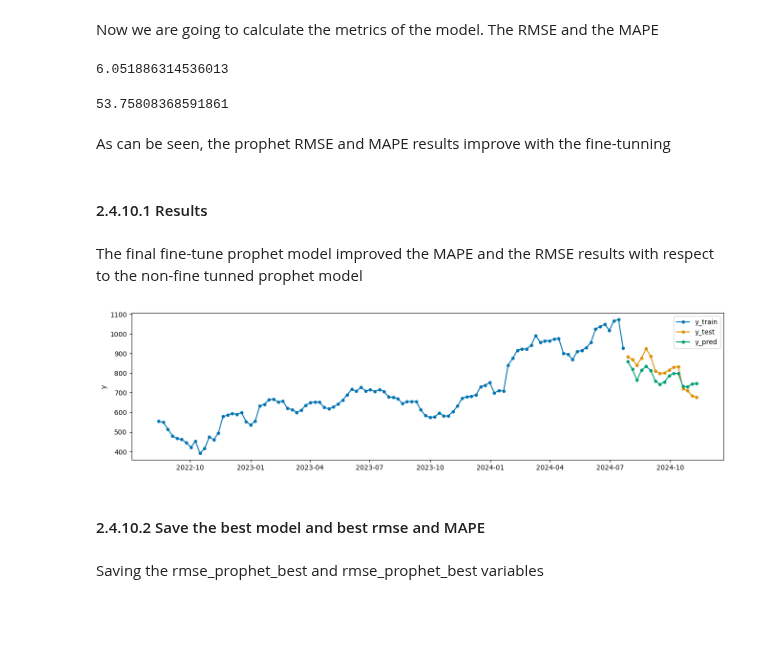
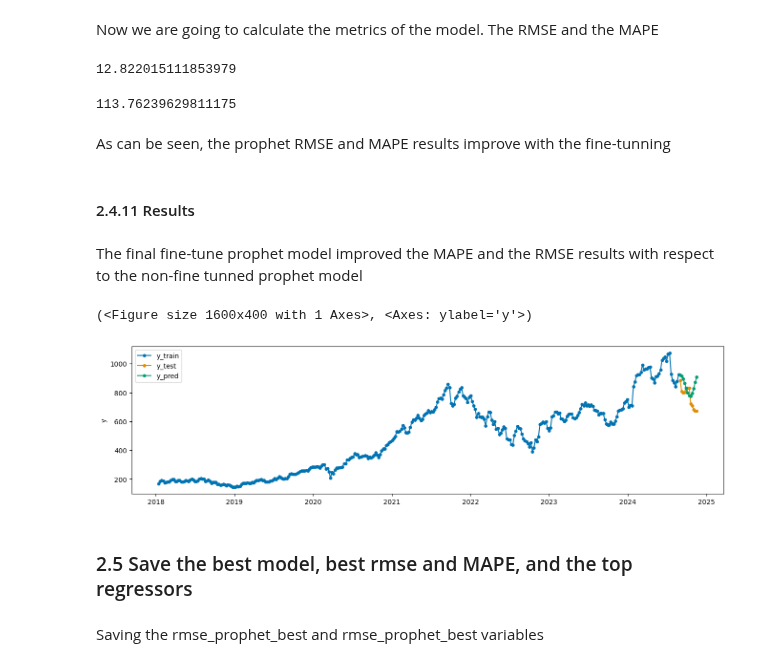
Before and after one commit to mbarriola96/stock_prices_forecasting, a Jupyter notebook: 05_modelling.ipynb, the cells around one changed output. Saved outputs shown, nothing was run; the diff lists cells and outputs as text; code cells hidden in the pictures; blank space fills up the shorter version.

```diff
--- a/05_modelling.ipynb
+++ b/05_modelling.ipynb
@@ -547,5 +547,7 @@ Close_Tokyo_Electron_Limited
 Let's keep these top 5 regressors in the train_data_prophet and test_data_prophet
 # %%
 train_data_prophet = train_data_prophet[['y'] + new_regressors_list]
+train_data_prophet = train_data_prophet.reset_index(names="ds")
+
 train_data_prophet
 # %% [output]
@@ -566,4 +567,6 @@ train_data_prophet
 # %%
 test_data_prophet = test_data_prophet[['y'] + new_regressors_list]
+test_data_prophet = test_data_prophet.reset_index(names="ds")
+
 test_data_prophet
 # %% [output]
@@ -603,14 +606,6 @@ param_grid = {
 
 # Create a parameter grid generator
 grid = ParameterGrid(param_grid)
-
-# # Prepare the data
-# train_data_prophet = train_data.reset_index(names="ds").rename(columns={'Close_ASML': 'y'})
-# test_data_prophet = test_data.reset_index(names="ds").rename(columns={'Close_ASML': 'y'})
-
-# # Ensure 'ds' is the index for train and test datasets
-# train_data_prophet = train_data_prophet.set_index('ds')
-# test_data_prophet = test_data_prophet.set_index('ds')
 
 # Initialize variables to track the best parameters
 best_mape = float('inf')
@@ -636,7 +631,7 @@ for params in grid:
             prophet_model.add_regressor(regressor)
 
         # Fit the model
-        prophet_model.fit(train_data_prophet.reset_index())
+        prophet_model.fit(train_data_prophet)
 
         # Generate predictions
         future = test_data_prophet.reset_index()[[column for column in test_data_prophet.reset_index() if column != 'y']]
@@ -645,6 +640,7 @@ for params in grid:
 
         # Calculate MAPE and RMSE
         actuals = test_data_prophet['y']
+        actuals.index = test_data_prophet['ds']
         predictions = forecast['Close']
         common_index = actuals.index.intersection(predictions.index)
         mape = mean_absolute_percentage_error(actuals.loc[common_index], predictions.loc[common_index]) * 100
@@ -671,13 +667,18 @@ print(f"Best parameters for ASML: {best_params}")
 print(f"MAPE: {best_mape:.2f}")
 print(f"RMSE: {best_rmse:.2f}")
 
+# Ensure 'ds' is the index for train and test datasets
+train_data_prophet_plot = train_data_prophet.set_index('ds')
+test_data_prophet_plot = test_data_prophet.set_index('ds')
+
 # Plot the forecast results for ASML
 plot_series(
-    train_data_prophet['y'][-500:],  # Last 500 points of training data
-    test_data_prophet['y'],
+    train_data_prophet_plot['y'][-500:],  # Last 500 points of training data
+    test_data_prophet_plot['y'],
     best_forecast['Close'],
     labels=["y_train", "y_test", "y_pred"]
 )
+
 plt.title("Forecasting for ASML")
 plt.show()
 # %% [output]
@@ -903,28 +816,34 @@ plot_series(train_data_prophet['y'][500:], test_data_prophet['y'], forecast_best
 # %% [markdown]
 Now we are going to calculate the metrics of the model. The RMSE and the MAPE
 # %%
-mape_prophet_best = mean_absolute_percentage_error(test_data_prophet['y'], forecast_best) * 100
+mape_prophet_best = mean_absolute_percentage_error(test_data_prophet['y'], forecast_filtered) * 100
 
 mape_prophet_best
 # %% [output]
-6.051886314536013
+12.822015111853979
 # %%
-rmse_prophet_best = root_mean_squared_error(test_data_prophet['y'], forecast_best)
+rmse_prophet_best = root_mean_squared_error(test_data_prophet['y'], forecast_filtered)
 rmse_prophet_best
 # %% [output]
-53.75808368591861
+113.76239629811175
 # %% [markdown]
 As can be seen, the prophet RMSE and MAPE results improve with the fine-tunning
 # %% [markdown]
-#### 2.4.10.1 Results
+#### 2.4.11 Results
 # %% [markdown]
 The final fine-tune prophet model improved the MAPE and the RMSE results with respect to the non-fine tunned prophet model
 # %%
-plot_series(train_data_prophet['y'][500:], test_data_prophet['y'], forecast_best, labels=["y_train", "y_test", "y_pred"]);
+plot_series(
+    train_data_prophet_plot['y'][-500:],  # Last 500 points of training data
+    test_data_prophet_plot['y'],
+    forecast_filtered['Close'],
+    labels=["y_train", "y_test", "y_pred"]
+)
 # %% [output]
+(<Figure size 1600x400 with 1 Axes>, <Axes: ylabel='y'>)
-[figure, old version]
+[figure, new version]
 # %% [markdown]
-#### 2.4.10.2 Save the best model and best rmse and MAPE
+### 2.5 Save the best model, best rmse and MAPE, and the top regressors
 # %% [markdown]
 Saving the rmse_prophet_best and rmse_prophet_best variables
 # %%
```
Also changed, not shown: parts of 25 cells of this notebook, 6 other files.
